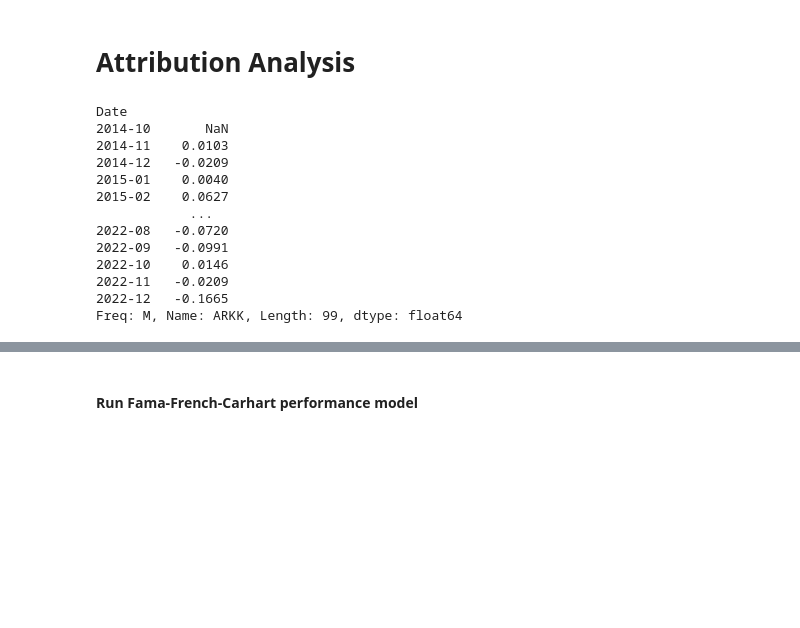
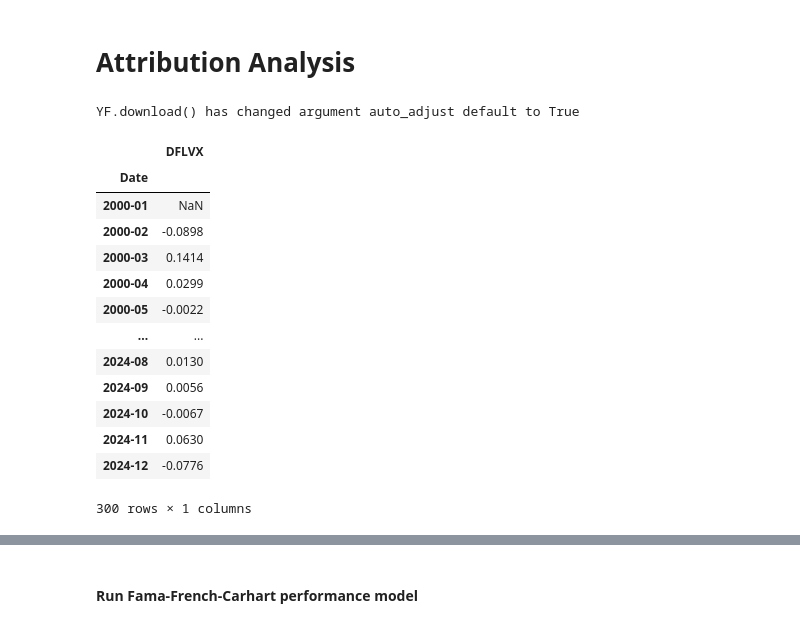
Before and after one commit to kpcrotty/busi448, a Jupyter notebook: class_notebooks/25c_attribution_analysis.ipynb, the cells around one changed output, grey strips where cells are left out. Saved outputs shown, nothing was run; the diff lists cells and outputs as text; code cells hidden in the pictures; blank space fills up the shorter version.

```diff
--- a/class_notebooks/25c_attribution_analysis.ipynb
+++ b/class_notebooks/25c_attribution_analysis.ipynb
@@ -20,24 +23,27 @@ def returns(ticker):
 # %%
 # Pull data
 TICKER = 'ARKK'
+TICKER = 'DFLVX'
 
 # Pull the data from Yahoo
 df = returns(TICKER)
 df
 # %% [output]
-Date
-2014-10       NaN
-2014-11    0.0103
-2014-12   -0.0209
-2015-01    0.0040
-2015-02    0.0627
-            ...
-2022-08   -0.0720
-2022-09   -0.0991
-2022-10    0.0146
-2022-11   -0.0209
-2022-12   -0.1665
-Freq: M, Name: ARKK, Length: 99, dtype: float64
+YF.download() has changed argument auto_adjust default to True
+|  | DFLVX |
+| Date |  |
+| 2000-01 | NaN |
+| 2000-02 | -0.0898 |
+| 2000-03 | 0.1414 |
+| 2000-04 | 0.0299 |
+| 2000-05 | -0.0022 |
+| ... | ... |
+| 2024-08 | 0.0130 |
+| 2024-09 | 0.0056 |
+| 2024-10 | -0.0067 |
+| 2024-11 | 0.0630 |
+| 2024-12 | -0.0776 |
+300 rows × 1 columns
 # %%
 # Add factors
 ff3 = pdr('F-F_Research_Data_Factors','famafrench', start=1900)[0]/100
```
Also changed, not shown: parts of 7 cells of this notebook, 1 other file.
